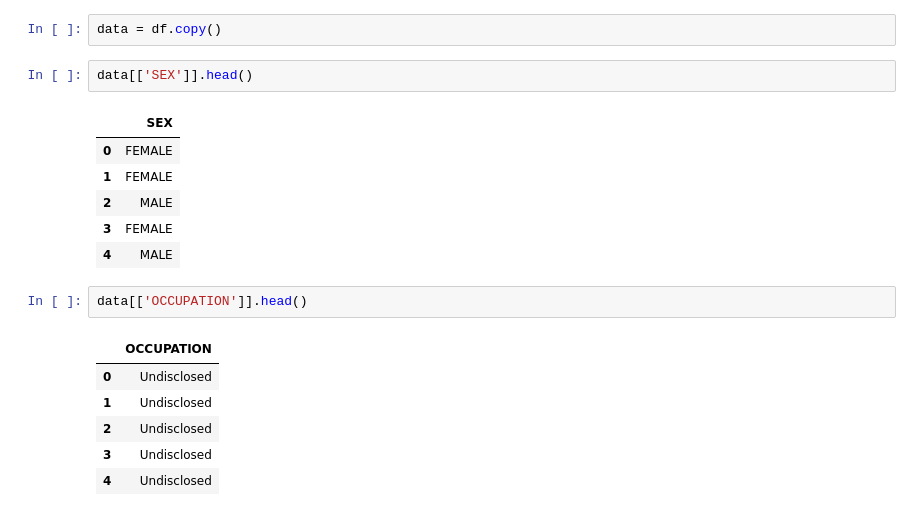
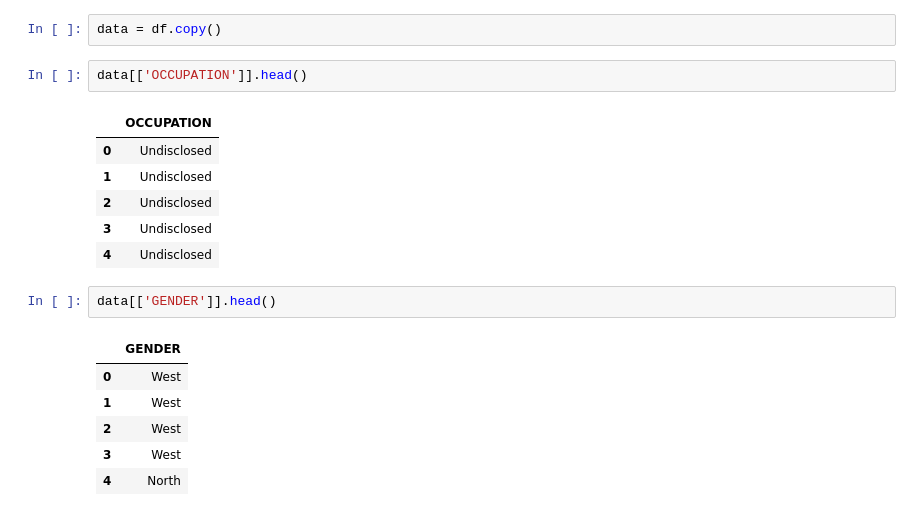
Before and after one commit to Akashdesh0801/My_repo, a Jupyter notebook: BFSI_AKASH.ipynb, the cells around one changed output. Cells and saved outputs as stored; diff of their text form.

```diff
--- a/BFSI_AKASH.ipynb
+++ b/BFSI_AKASH.ipynb
@@ -135,20 +135,20 @@ from sklearn.linear_model import Lasso, Ridge
 # %%
 data = df.copy()
 # %%
-data[['SEX']].head()
+data[['OCCUPATION']].head()
 # %% [output]
-|  | SEX |
-| 0 | FEMALE |
-| 1 | FEMALE |
-| 2 | MALE |
-| 3 | FEMALE |
-| 4 | MALE |
+|  | OCCUPATION |
+| 0 | Undisclosed |
+| 1 | Undisclosed |
+| 2 | Undisclosed |
+| 3 | Undisclosed |
+| 4 | Undisclosed |
 # %%
-data[['OCCUPATION']].head()
+data[['GENDER']].head()
 # %% [output]
-|  | OCCUPATION |
-| 0 | Undisclosed |
-| 1 | Undisclosed |
-| 2 | Undisclosed |
-| 3 | Undisclosed |
-| 4 | Undisclosed |
+|  | GENDER |
+| 0 | West |
+| 1 | West |
+| 2 | West |
+| 3 | West |
+| 4 | North |
```
